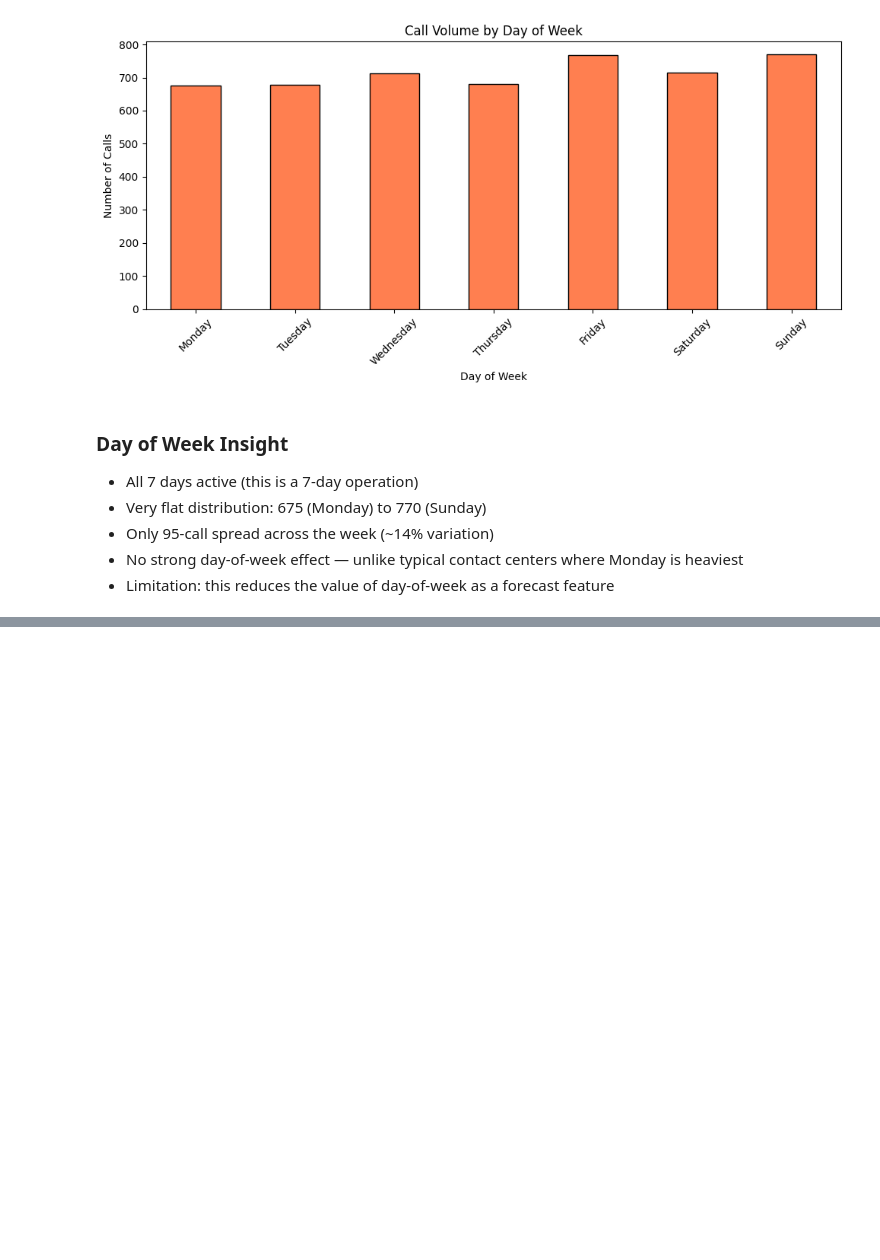
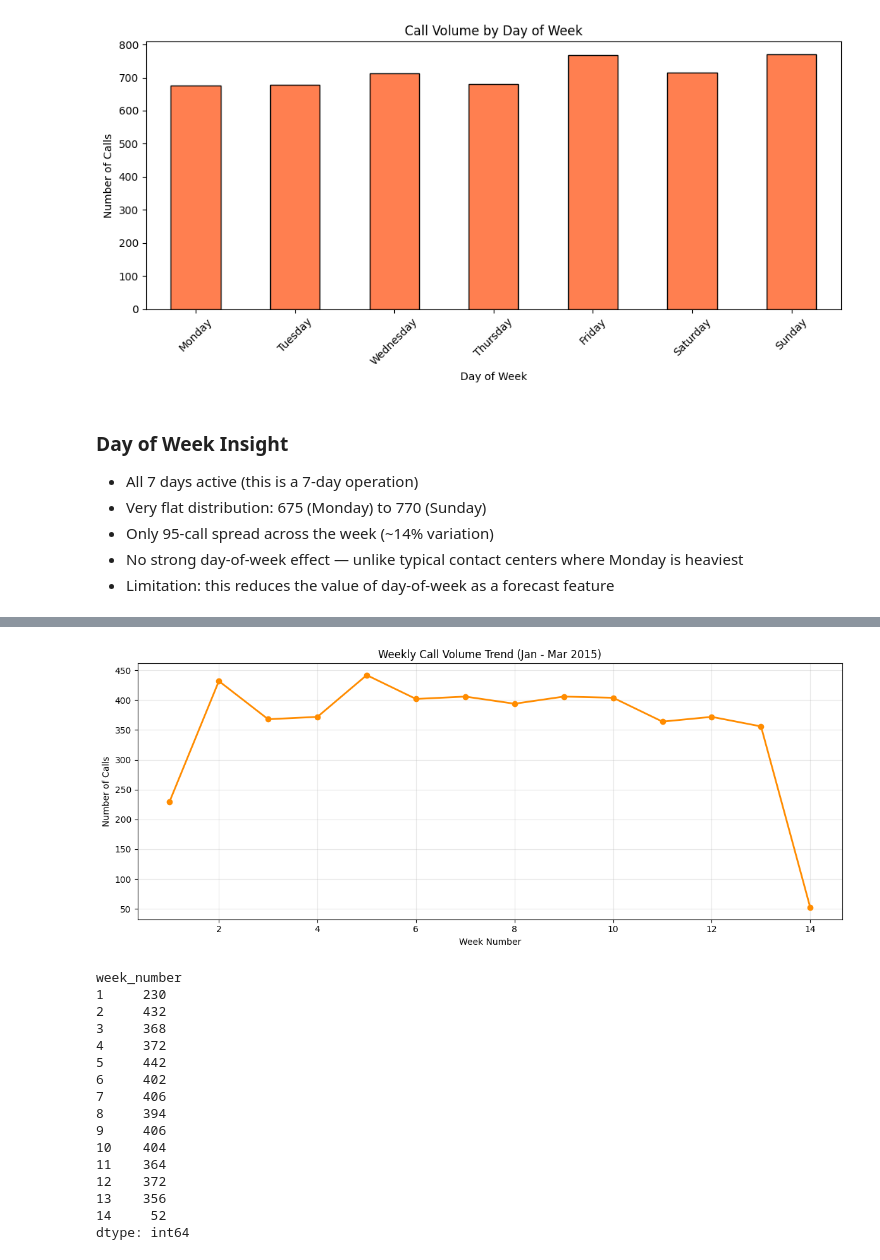
Before and after one commit to sauravjaglan-byte/wfm-forecasting-dashboard, a Jupyter notebook: notebooks/01_eda.ipynb, the cells around one changed output, grey strips where cells are left out. Cells and saved outputs as stored; diff of their text form; code cells hidden in the pictures; blank space fills up the shorter version.

```diff
--- a/notebooks/01_eda.ipynb
+++ b/notebooks/01_eda.ipynb
@@ -110,0 +250,32 @@ plt.show()
+# %%
+# Week over Week Call Volume Trend
+weekly_volume = df.groupby('week_number').size()
+
+plt.figure(figsize=(12, 5))
+weekly_volume.plot(kind='line', marker='o', color='darkorange', linewidth=2)
+plt.title('Weekly Call Volume Trend (Jan - Mar 2015)')
+plt.xlabel('Week Number')
+plt.ylabel('Number of Calls')
+plt.grid(True, alpha=0.3)
+plt.tight_layout()
+plt.show()
+
+print(weekly_volume)
+# %% [output]
+[figure, added]
+week_number
+1     230
+2     432
+3     368
+4     372
+5     442
+6     402
+7     406
+8     394
+9     406
+10    404
+11    364
+12    372
+13    356
+14     52
+dtype: int64
```
Also changed, not shown: parts of 10 cells of this notebook.
